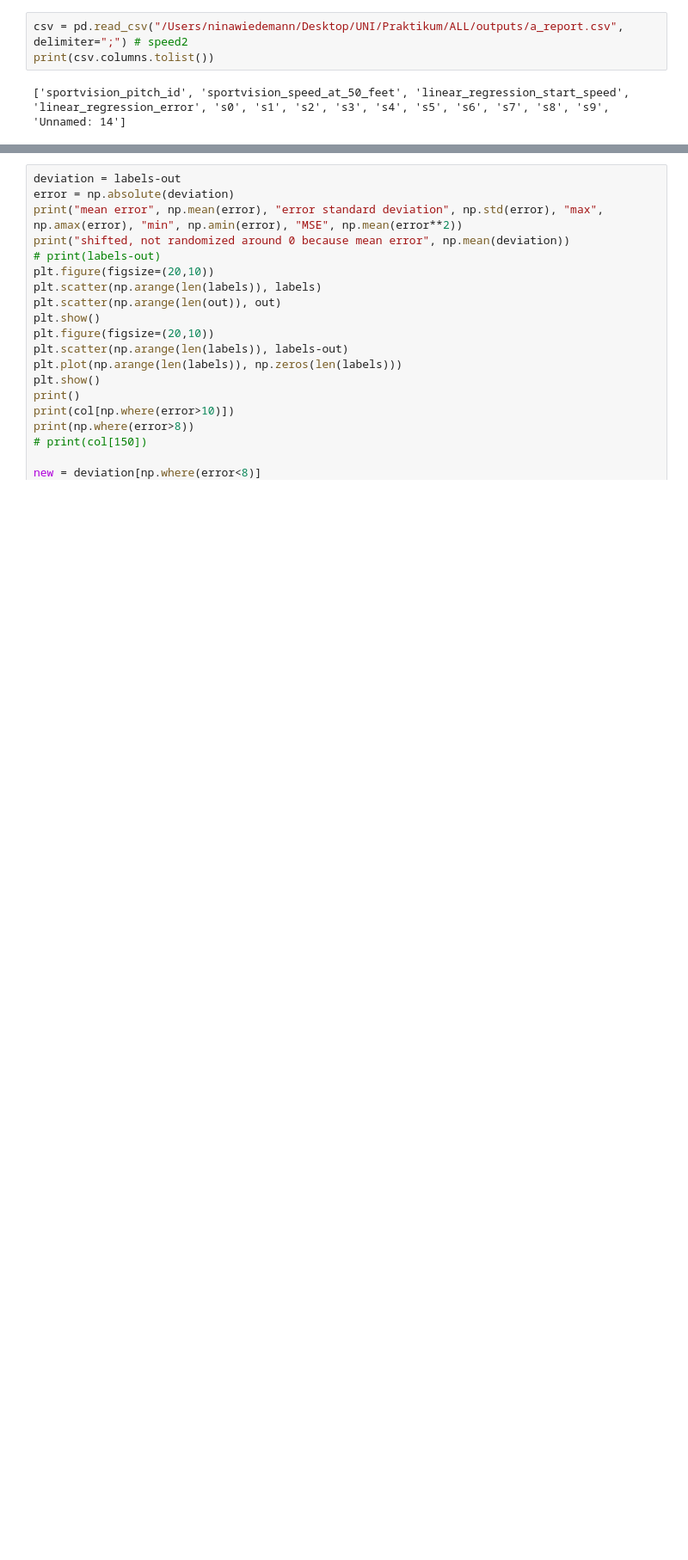
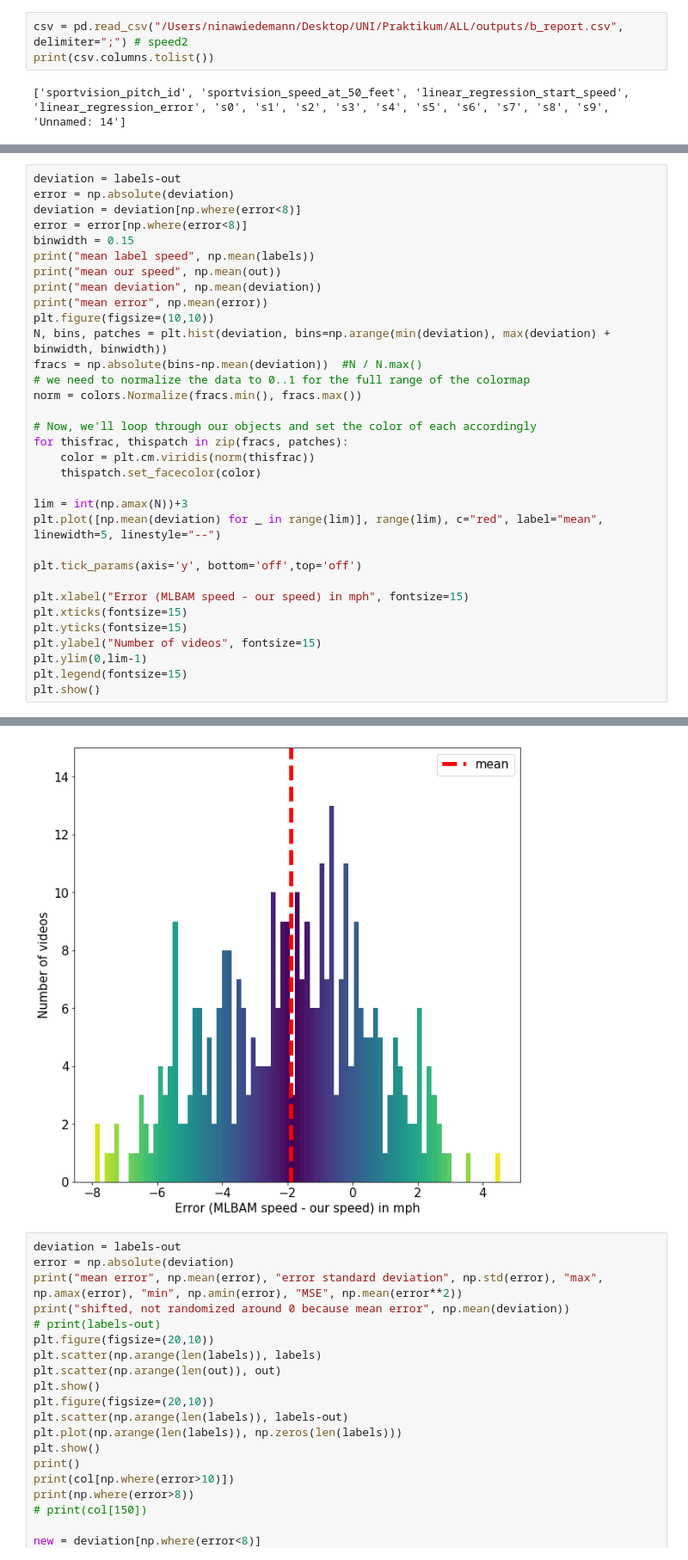
Before and after one commit to NinaWie/pitch_type, a Jupyter notebook: 4_Object_tracking/Ball speed.ipynb, the cells around one changed output, grey strips where cells are left out. Shown at 86% size. Drawn from its saved outputs; the diff is of its cells as text; blank space fills up the shorter version.

```diff
--- a/4_Object_tracking/Ball speed.ipynb
+++ b/4_Object_tracking/Ball speed.ipynb
@@ -5,5 +7,5 @@ import matplotlib.pylab as plt
 # %%
-csv = pd.read_csv("/Users/ninawiedemann/Desktop/UNI/Praktikum/ALL/outputs/a_report.csv", delimiter=";") # speed2
+csv = pd.read_csv("/Users/ninawiedemann/Desktop/UNI/Praktikum/ALL/outputs/b_report.csv", delimiter=";") # speed2
 print(csv.columns.tolist())
 # %% [output]
 ['sportvision_pitch_id', 'sportvision_speed_at_50_feet', 'linear_regression_start_speed', 'linear_regression_error', 's0', 's1', 's2', 's3', 's4', 's5', 's6', 's7', 's8', 's9', 'Unnamed: 14']
@@ -34,0 +37,34 @@ print(len(labels), len(out), len(col))
+# %%
+deviation = labels-out
+error = np.absolute(deviation)
+deviation = deviation[np.where(error<8)]
+error = error[np.where(error<8)]
+binwidth = 0.15
+print("mean label speed", np.mean(labels))
+print("mean our speed", np.mean(out))
+print("mean deviation", np.mean(deviation))
+print("mean error", np.mean(error))
+plt.figure(figsize=(10,10))
+N, bins, patches = plt.hist(deviation, bins=np.arange(min(deviation), max(deviation) + binwidth, binwidth))
+fracs = np.absolute(bins-np.mean(deviation))  #N / N.max()
+# we need to normalize the data to 0..1 for the full range of the colormap
+norm = colors.Normalize(fracs.min(), fracs.max())
+
+# Now, we'll loop through our objects and set the color of each accordingly
+for thisfrac, thispatch in zip(fracs, patches):
+    color = plt.cm.viridis(norm(thisfrac))
+    thispatch.set_facecolor(color)
+
+lim = int(np.amax(N))+3
+plt.plot([np.mean(deviation) for _ in range(lim)], range(lim), c="red", label="mean", linewidth=5, linestyle="--")
+
+plt.tick_params(axis='y', bottom='off',top='off')
+
+plt.xlabel("Error (MLBAM speed - our speed) in mph", fontsize=15)
+plt.xticks(fontsize=15)
+plt.yticks(fontsize=15)
+plt.ylabel("Number of videos", fontsize=15)
+plt.ylim(0,lim-1)
+plt.legend(fontsize=15)
+plt.show()
+# %% [output]
@@ -35,3 +75,4 @@ print(len(labels), len(out), len(col))
+[figure, added]
 # %%
 deviation = labels-out
 error = np.absolute(deviation)
```
Also changed, not shown: parts of 4 cells of this notebook, 56 other files.
